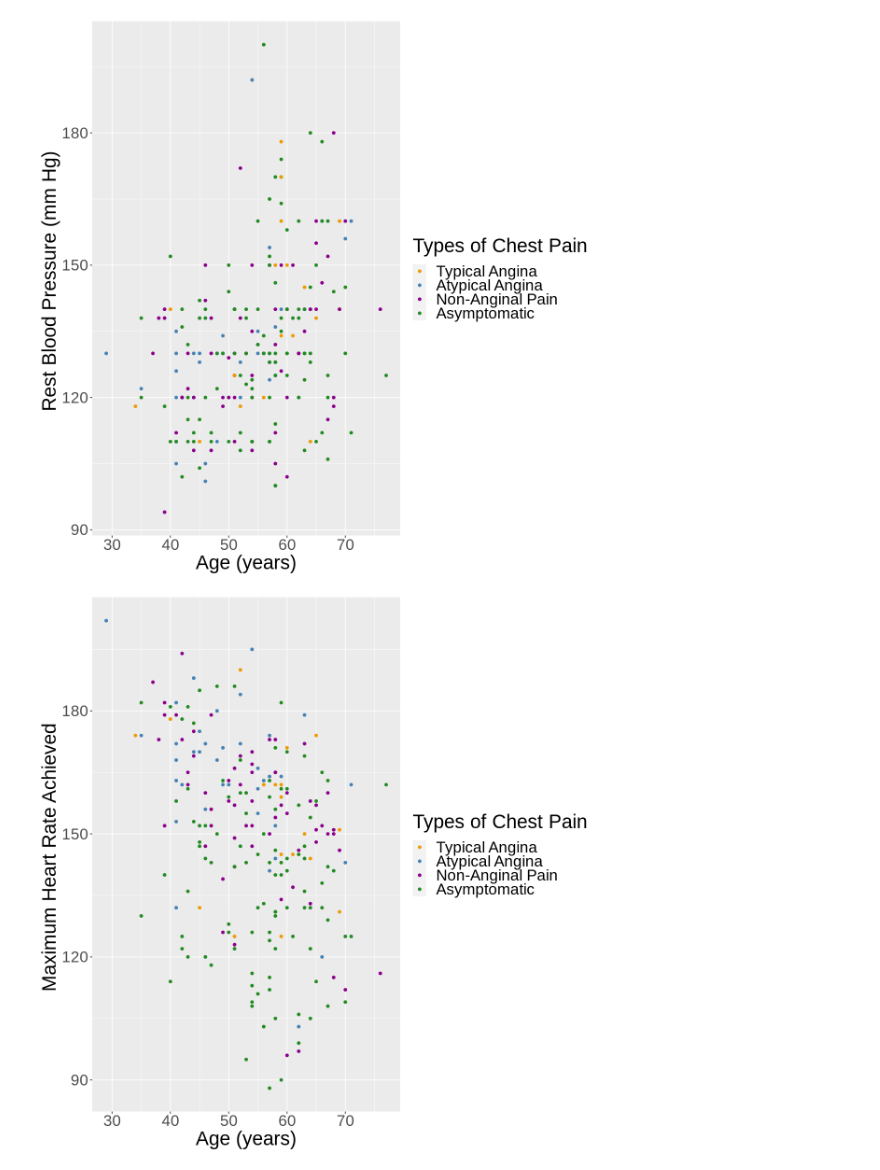
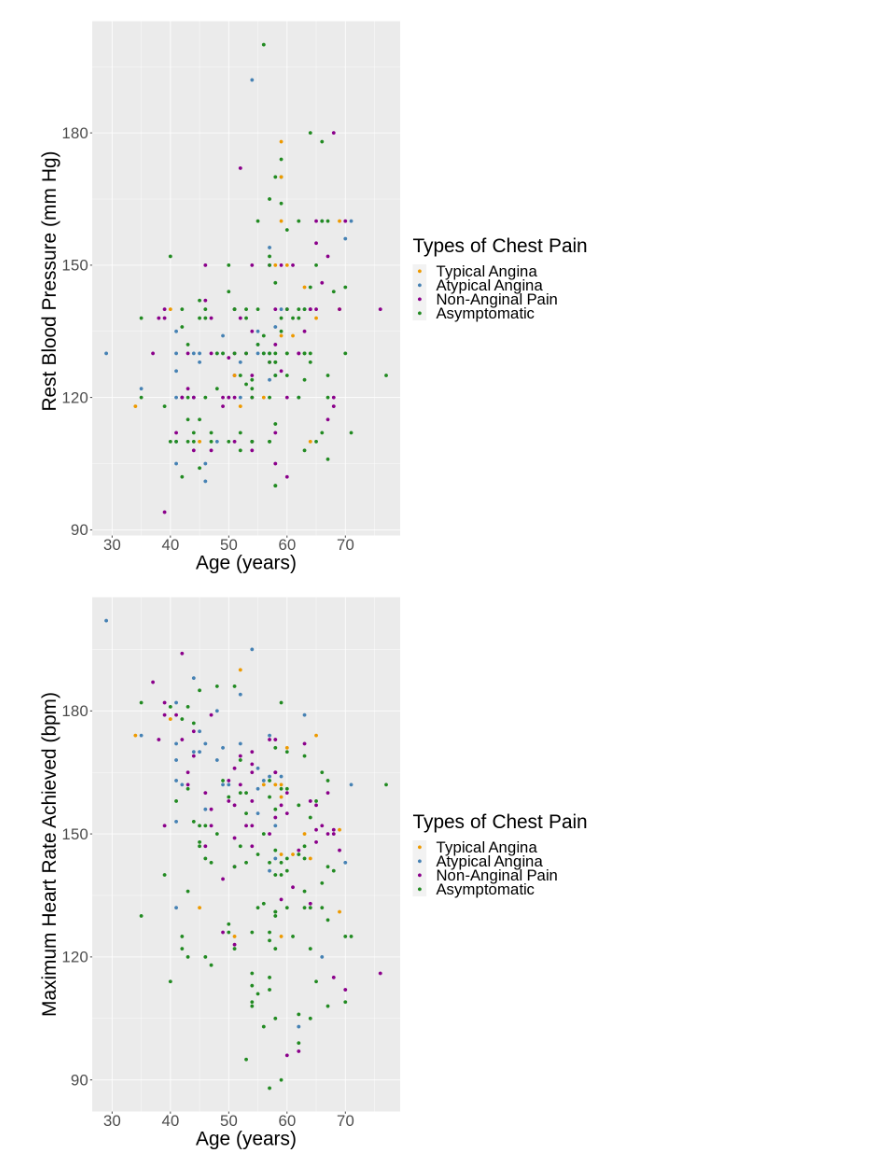
Before and after one commit to jordan28grant/datascience_007, a Jupyter notebook: data/proposal.ipynb, the cells around one changed output. Drawn from its saved outputs; the diff is of its cells as text; code cells hidden in the pictures.

Commit message:
Added units
added bpm for heart rate plots

```diff
--- a/data/proposal.ipynb
+++ b/data/proposal.ipynb
@@ -138,15 +129,15 @@ age_bp
 # %%
 #Visualization between age and max heart rate achieve
 age_hr <- cleveland_train |>
     ggplot(aes(x = Age, y = Max_HR, color = Chest_Pain))+
     geom_point()+
-    labs(x = "Age (years)", y = "Maximum Heart Rate Achieved ", color = "Types of Chest Pain")+
+    labs(x = "Age (years)", y = "Maximum Heart Rate Achieved (bpm)", color = "Types of Chest Pain")+
     scale_color_manual(labels = c("Typical Angina", "Atypical Angina", "Non-Anginal Pain", "Asymptomatic"),
                         values = c("orange2", "steelblue", "darkmagenta", "forestgreen")) +
     theme(text = element_text(size = 25))
 age_hr
 # %% [output]
-[figure, old version]
+[figure, new version]
 # %%
 #Visualization of Cholesterol with Resting Blood Pressure
 options(repr.plot.width = 10, repr.plot.height = 10)
```
Also changed, not shown: parts of 4 cells of this notebook.
